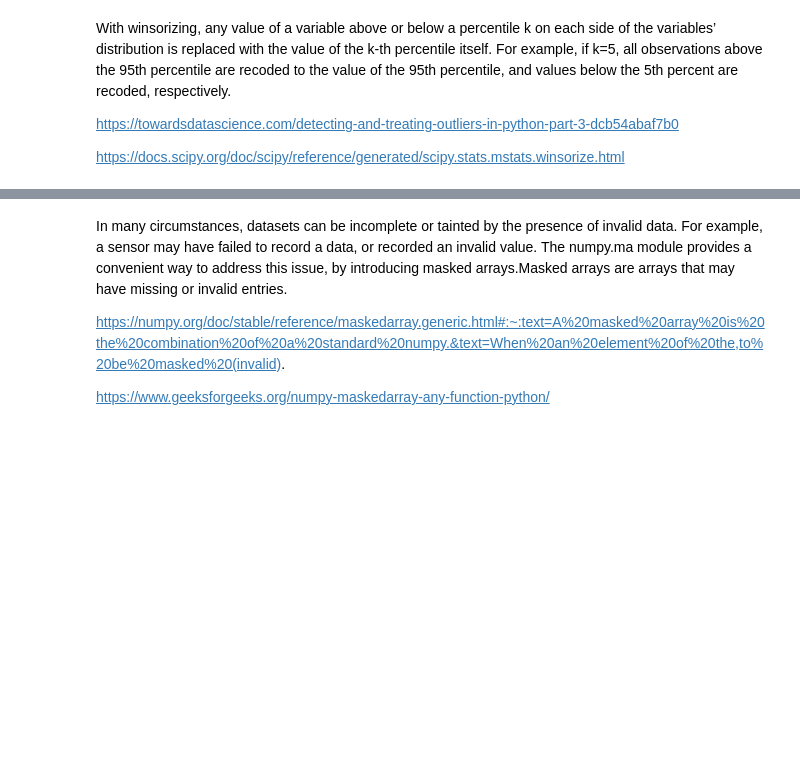
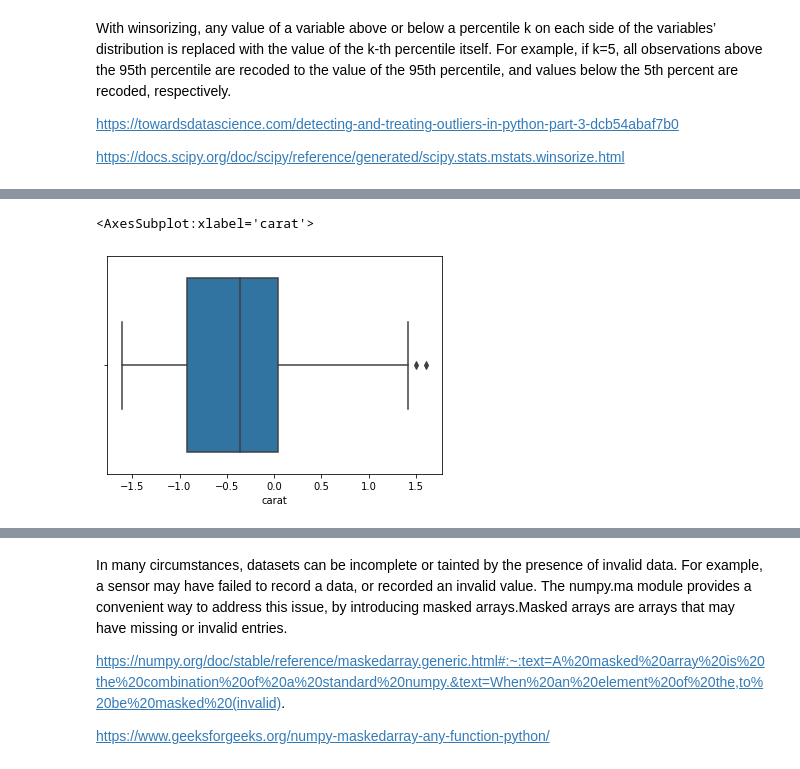
Before and after one commit to bulent-1111/Data_Science, a Jupyter notebook: Pandas/DAwPy_S6_(Handling_Missing_Values,_Outliers)_Emty.ipynb, the cells around one changed output, grey strips where cells are left out. Cells and saved outputs as stored; diff of their text form; code cells hidden in the pictures; blank space fills up the shorter version.

```diff
--- a/Pandas/DAwPy_S6_(Handling_Missing_Values,_Outliers)_Emty.ipynb
+++ b/Pandas/DAwPy_S6_(Handling_Missing_Values,_Outliers)_Emty.ipynb
@@ -1504,0 +1607,5 @@ https://docs.scipy.org/doc/scipy/reference/generated/scipy.stats.mstats.winsoriz
+# %%
+sns.boxplot(x=np.log(df.carat))
+# %% [output]
+<AxesSubplot:xlabel='carat'>
+[figure, added]
```
Also changed, not shown: parts of 17 cells of this notebook, 13 other files.
